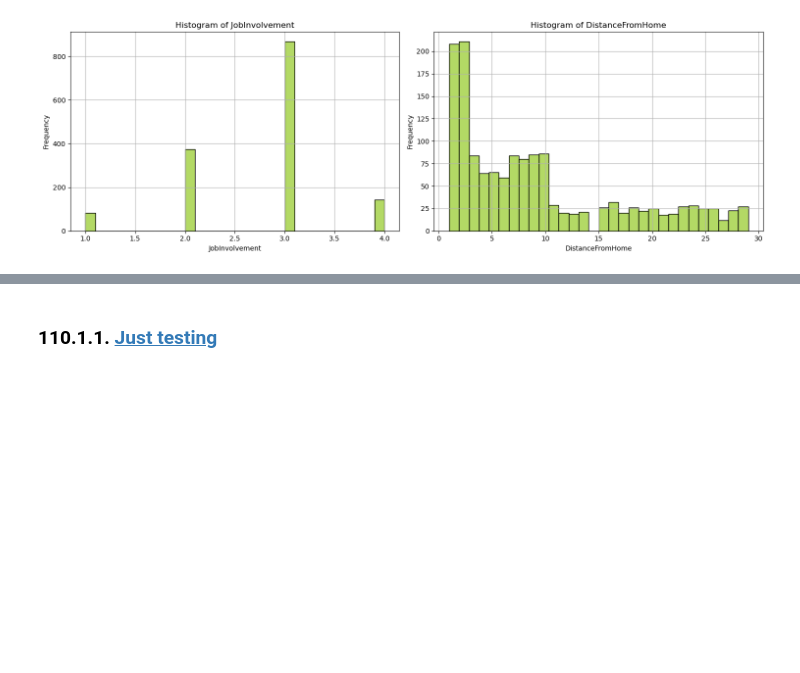
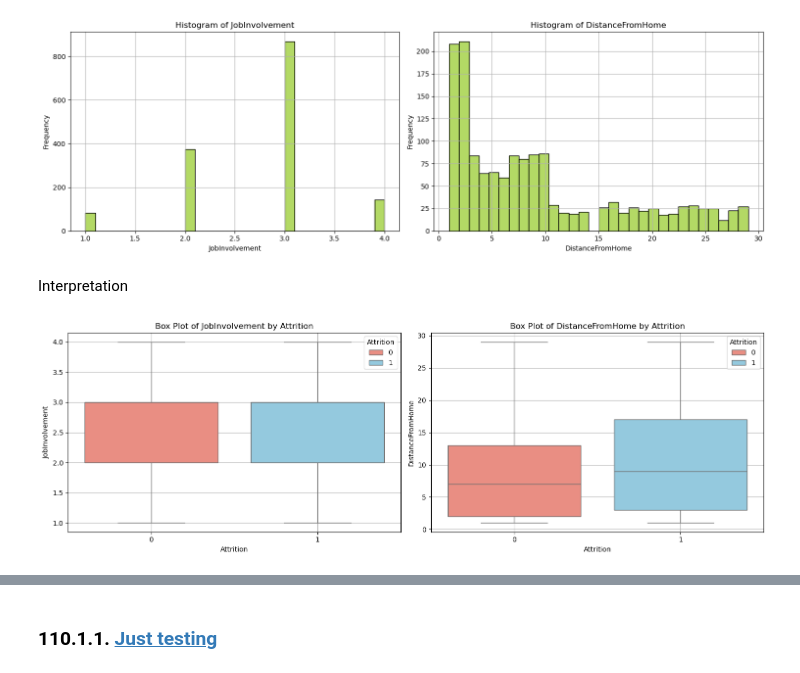
Before and after one commit to Niklasjkd/Assignment-B15, a Jupyter notebook: 2766_2526_assignment_1.ipynb, the cells around one changed output, grey strips where cells are left out. Drawn from its saved outputs; the diff is of its cells as text; code cells hidden in the pictures; blank space fills up the shorter version.

Commit message:
Adding More Descriptive Data

```diff
--- a/2766_2526_assignment_1.ipynb
+++ b/2766_2526_assignment_1.ipynb
@@ -183,6 +183,7 @@ Next we will convert the binominal values to `0` and `1`, to be coherent
 # %%
 csv_data['Attrition'] = csv_data['Attrition'].map({'No': 0, 'Yes': 1})
 csv_data['OverTime'] = csv_data['OverTime'].map({'No': 0, 'Yes': 1})
+csv_data['Over18'] = csv_data['Over18'].map({'N': 0, 'Y': 1})
 csv_data.head()
 # %% [output]
 |  | Age | Attrition | BusinessTravel | DailyRate | Department | DistanceFromHome | Education | ... |
@@ -297,3 +300,24 @@ ploting_histogram(['JobInvolvement', 'DistanceFromHome'],'yellowgreen')
 [figure]
 [figure]
 [figure]
+# %% [markdown]
+Interpretation
+# %%
+# Box plot for Account Length stratified by Attrition
+def boxplot_stratified(list_of_variables, stratified):
+    fig, axes = plt.subplots(1, len(list_of_variables), figsize=(15, 5))
+    for i in range(len(list_of_variables)):
+        sns.boxplot(x=stratified, y=list_of_variables[i], data=csv_data, hue=stratified, ax=axes[i], palette=['salmon', 'skyblue'])
+        axes[i].set_title(f'Box Plot of {list_of_variables[i]} by {stratified}')
+        axes[i].set_xlabel(stratified)
+        axes[i].set_ylabel(list_of_variables[i])
+        axes[i].grid(True)
+    plt.tight_layout()
+    plt.show()
+
+boxplot_stratified(['JobInvolvement', 'DistanceFromHome'],'Attrition')
+# boxplot_stratified(['total_day_calls','total_eve_calls', 'total_night_calls', 'total_intl_calls'],'Attrition')
+# boxplot_stratified(['total_day_charge','total_eve_charge', 'total_night_charge', 'total_intl_charge'],'Attrition')
+# boxplot_stratified(['total_day_minutes','total_eve_minutes', 'total_night_minutes', 'total_intl_minutes'],'Attrition')
+# %% [output]
+[figure, added]
```
Also changed, not shown: parts of 6 cells of this notebook.
